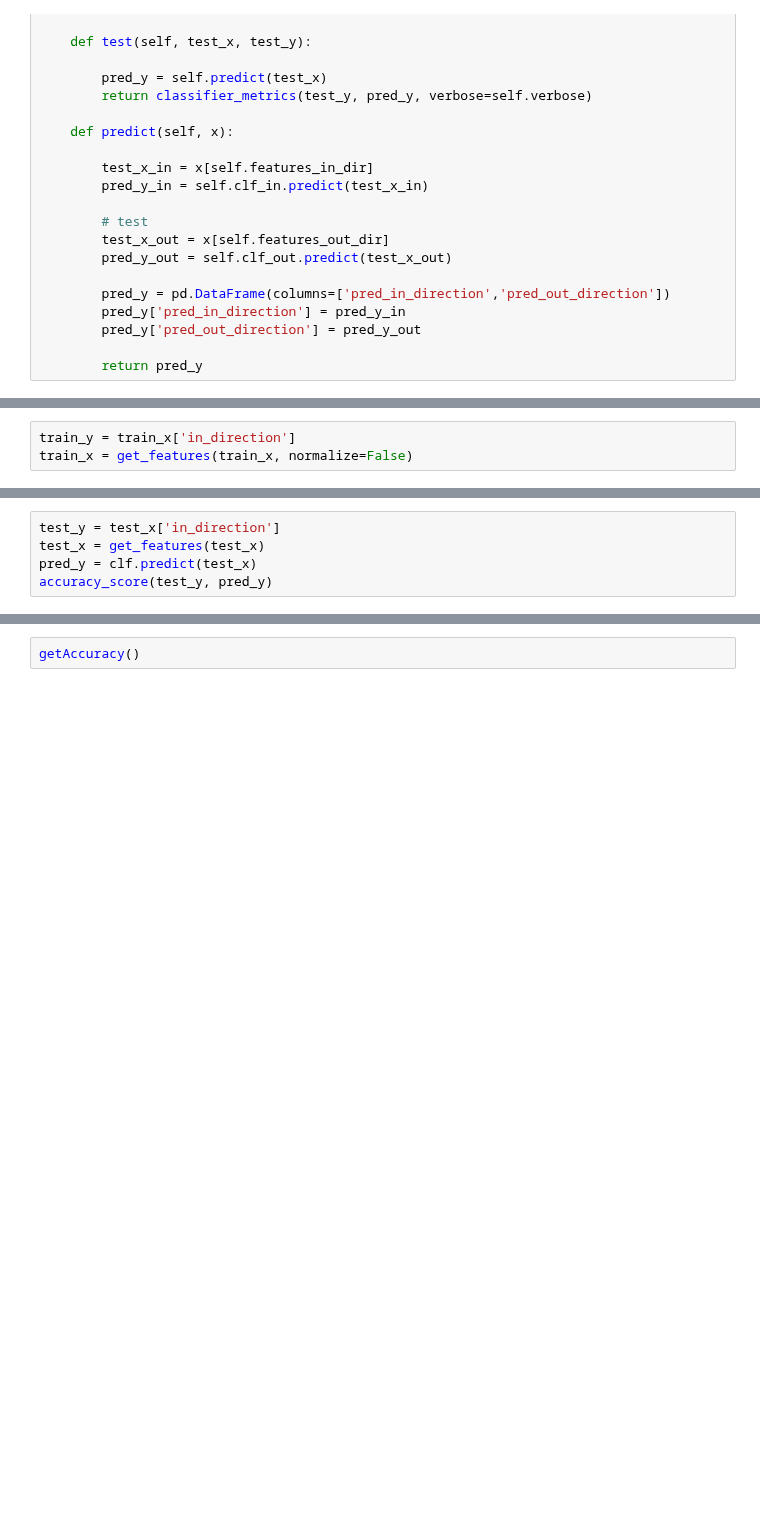
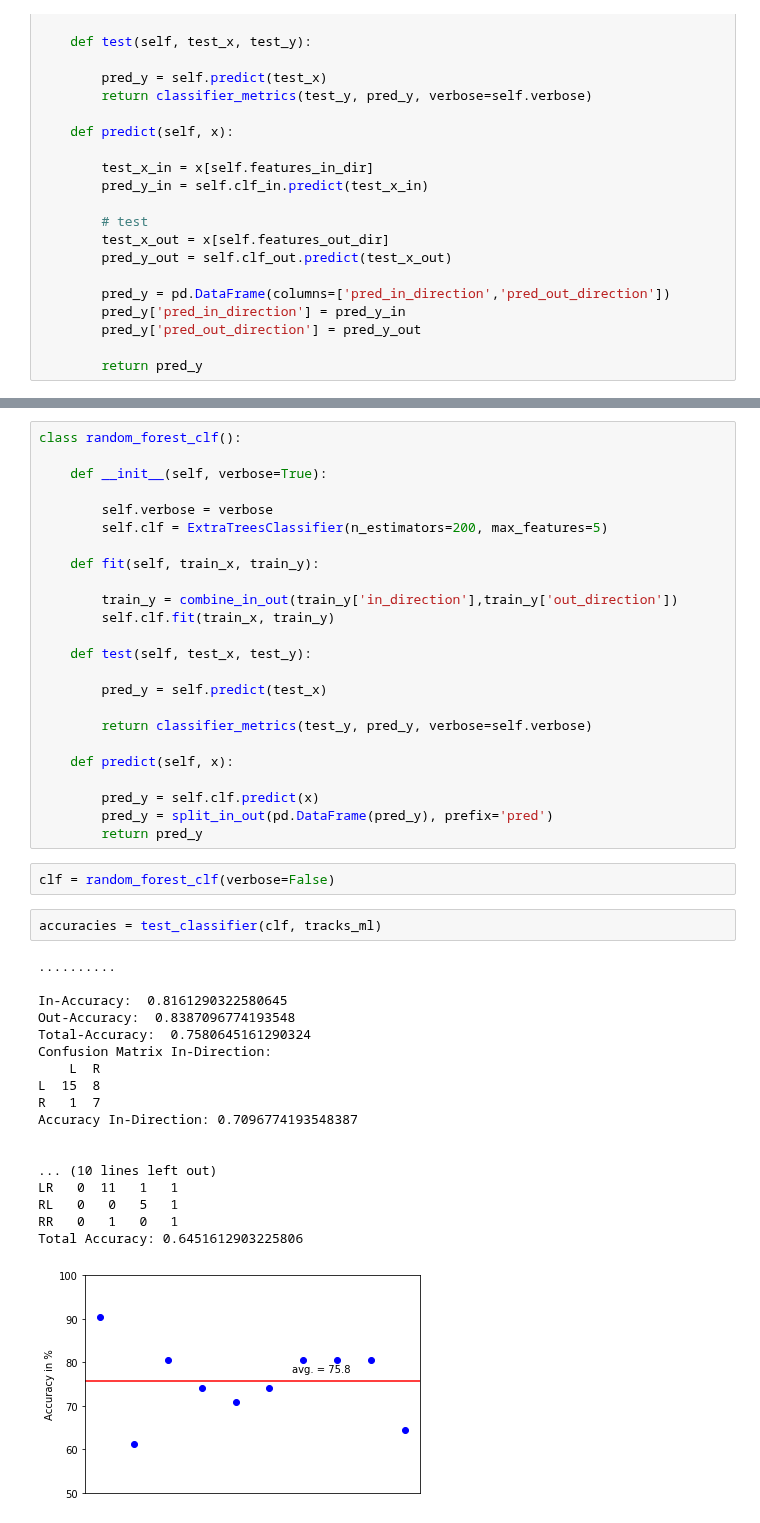
Before and after one commit to tschopo/swp_bioroboticslab, a Jupyter notebook: pipeline_tracking_test_daniel4.ipynb, the cells around one changed output, grey strips where cells are left out. Saved outputs shown, nothing was run; the diff lists cells and outputs as text; blank space fills up the shorter version.

```diff
--- a/pipeline_tracking_test_daniel4.ipynb
+++ b/pipeline_tracking_test_daniel4.ipynb
@@ -1234,3 +1111,0 @@ train_x = augment_data(train_x)
-# %%
-train_y = train_x['in_direction']
-train_x = get_features(train_x, normalize=False)
@@ -1246,5 +1111,0 @@ train_x.columns[np.argsort(clf.feature_importances_, )[::-1]]
-# %%
-test_y = test_x['in_direction']
-test_x = get_features(test_x)
-pred_y = clf.predict(test_x)
-accuracy_score(test_y, pred_y)
@@ -1322,2 +1112,47 @@ def getAccuracy():
-# %%
-getAccuracy()
+# %%
+class random_forest_clf():
+
+    def __init__(self, verbose=True):
+
+        self.verbose = verbose
+        self.clf = ExtraTreesClassifier(n_estimators=200, max_features=5)
+
+    def fit(self, train_x, train_y):
+
+        train_y = combine_in_out(train_y['in_direction'],train_y['out_direction'])
+        self.clf.fit(train_x, train_y)
+
+    def test(self, test_x, test_y):
+
+        pred_y = self.predict(test_x)
+
+        return classifier_metrics(test_y, pred_y, verbose=self.verbose)
+
+    def predict(self, x):
+
+        pred_y = self.clf.predict(x)
+        pred_y = split_in_out(pd.DataFrame(pred_y), prefix='pred')
+        return pred_y
+# %%
+clf = random_forest_clf(verbose=False)
+# %%
+accuracies = test_classifier(clf, tracks_ml)
+# %% [output]
+..........
+
+In-Accuracy:  0.8161290322580645
+Out-Accuracy:  0.8387096774193548
+Total-Accuracy:  0.7580645161290324
+Confusion Matrix In-Direction:
+    L  R
+L  15  8
+R   1  7
+Accuracy In-Direction: 0.7096774193548387
+
+
+... (10 lines left out)
+LR   0  11   1   1
+RL   0   0   5   1
+RR   0   1   0   1
+Total Accuracy: 0.6451612903225806
+[figure, added]
```
Also changed, not shown: parts of 26 cells of this notebook, 1 other file.
